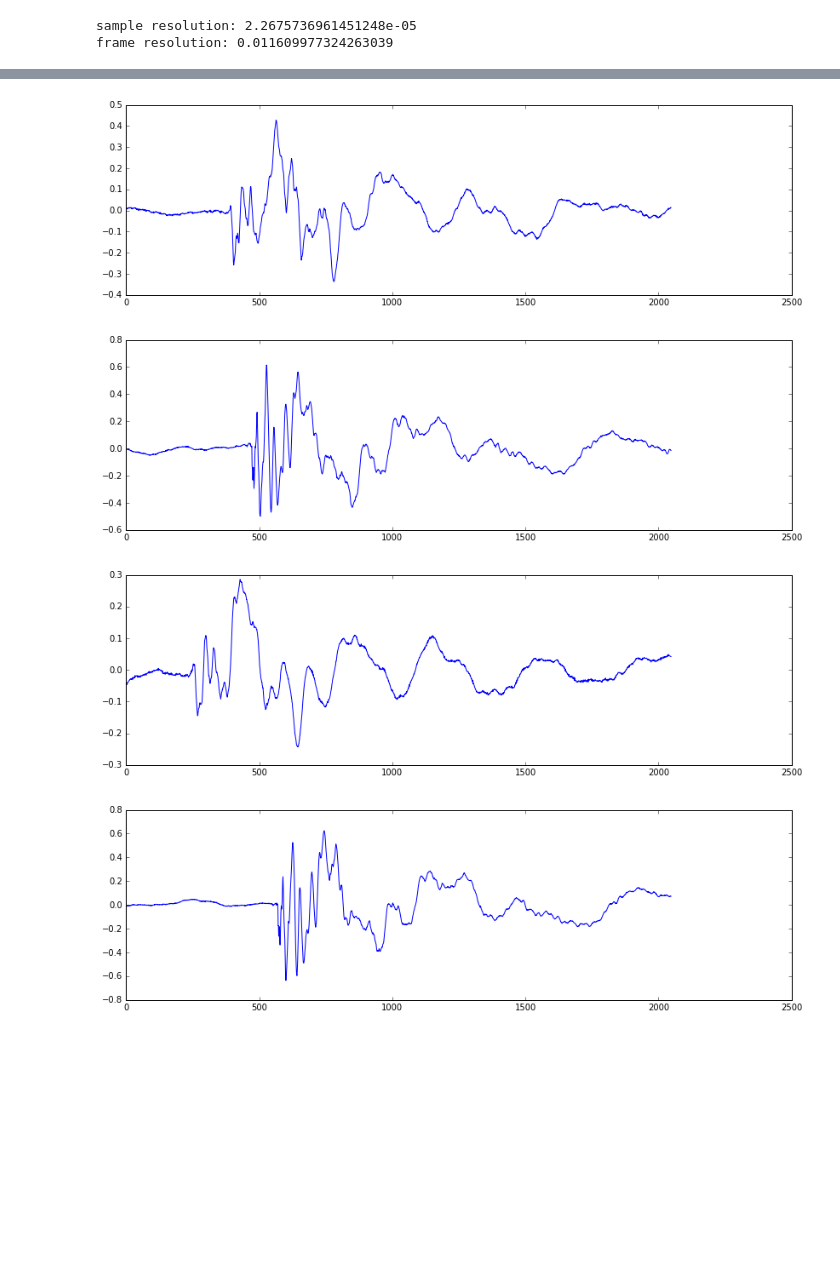
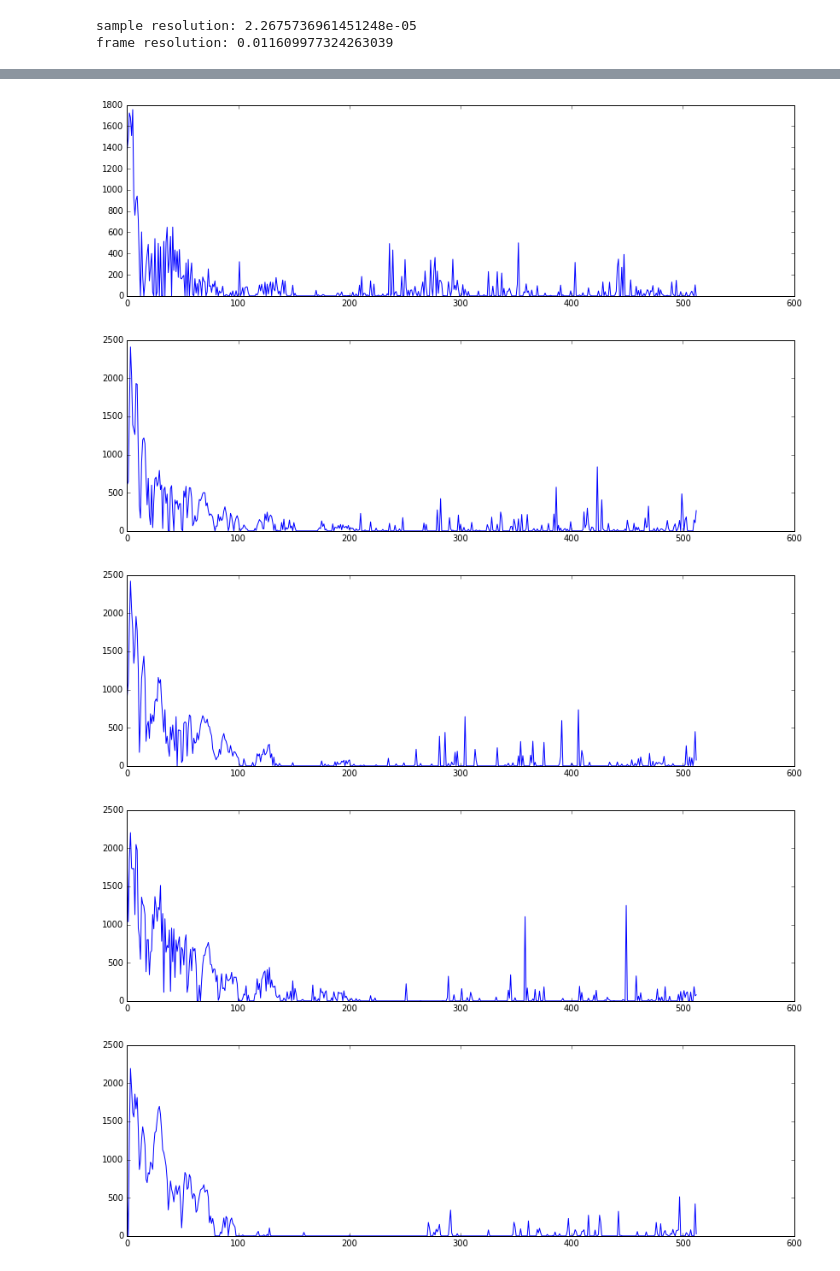
Before and after one commit to worldmaker18349276/K-AIKO, a Jupyter notebook: realtime_analysis.ipynb, the cells around one changed output, grey strips where cells are left out. Cells and saved outputs as stored; diff of their text form; code cells hidden in the pictures; blank space fills up the shorter version.

```diff
--- a/realtime_analysis.ipynb
+++ b/realtime_analysis.ipynb
@@ -225,14 +210,10 @@ plt.show()
-# %%
-plt.plot(x[indices[0]*HOP_LENGTH-WIN_LENGTH:indices[0]*HOP_LENGTH+WIN_LENGTH])
-plt.show()
-plt.plot(x[indices[1]*HOP_LENGTH-WIN_LENGTH:indices[1]*HOP_LENGTH+WIN_LENGTH])
-plt.show()
-plt.plot(x[indices[2]*HOP_LENGTH-WIN_LENGTH:indices[2]*HOP_LENGTH+WIN_LENGTH])
-plt.show()
-plt.plot(x[indices[3]*HOP_LENGTH-WIN_LENGTH:indices[3]*HOP_LENGTH+WIN_LENGTH])
-plt.show()
-# %% [output]
-[figure, removed]
-[figure, removed]
-[figure, removed]
-[figure, removed]
+# %%
+for i in indices:
+    plt.plot(np.maximum(0, s[:,i]**2 - s[:,i-1]**2))
+    plt.show()
+# %% [output]
+[figure, added]
+[figure, added]
+[figure, added]
+[figure, added]
+[figure, added]
```
Also changed, not shown: parts of 9 cells of this notebook.
